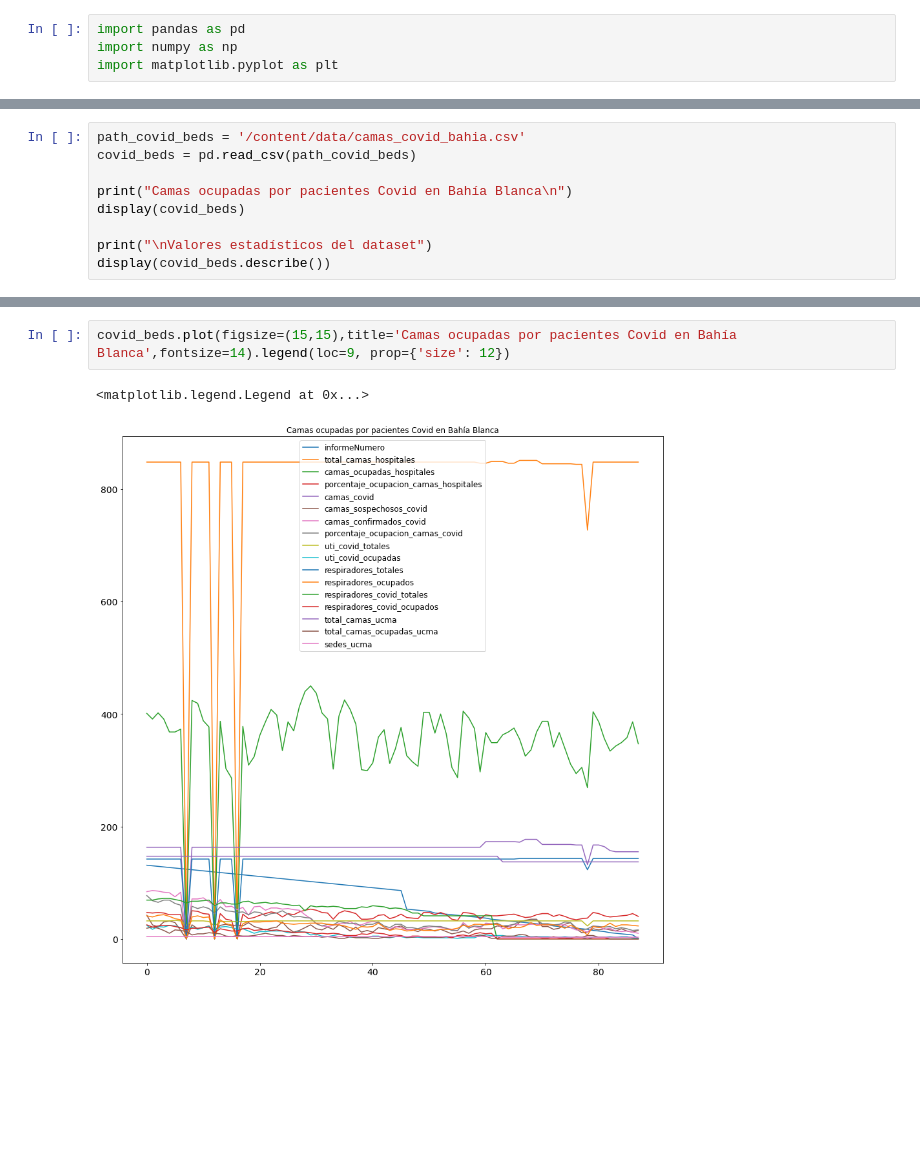
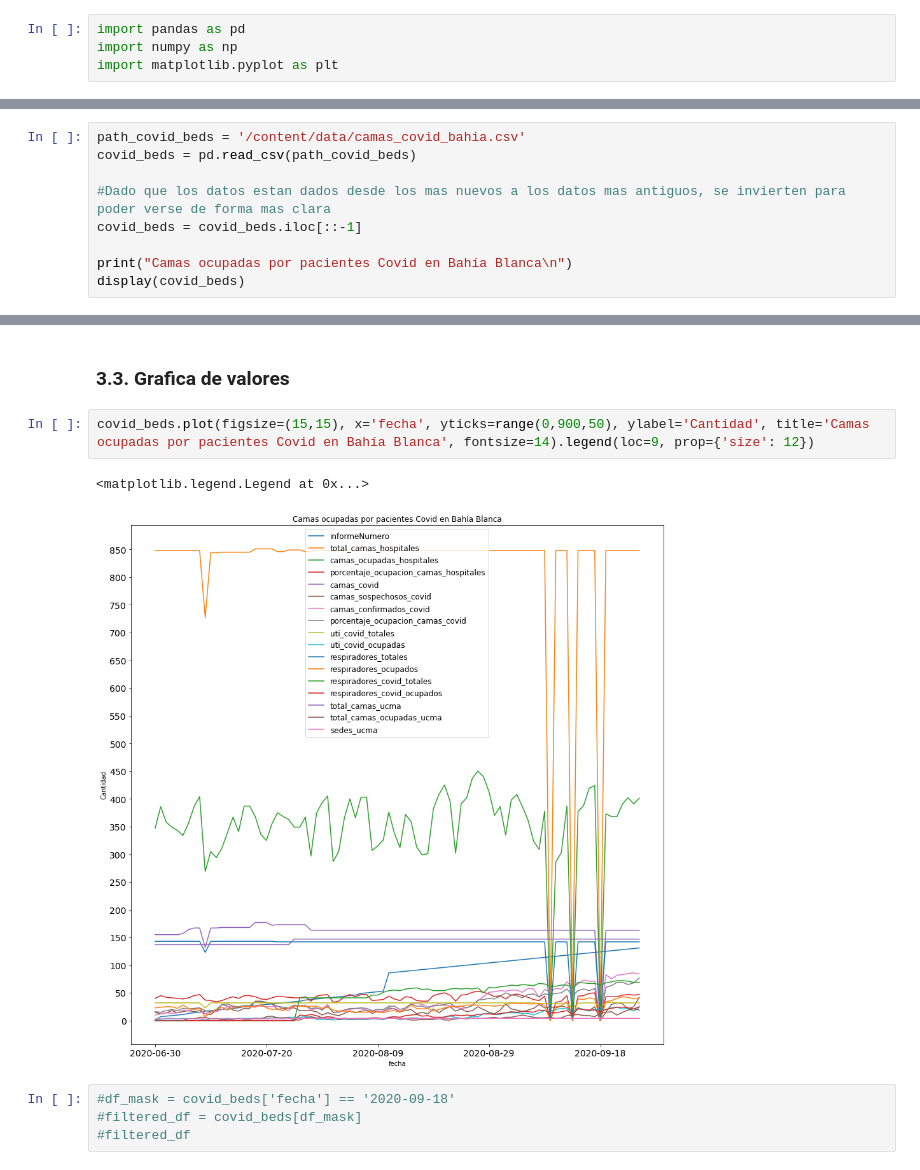
Before and after one commit to nicolassalomon96/aprendizaje_maquina_UNS, a Jupyter notebook: TP2/Ejercicio_1.ipynb, the cells around one changed output, grey strips where cells are left out. Drawn from its saved outputs; the diff is of its cells as text; blank space fills up the shorter version.

```diff
--- a/TP2/Ejercicio_1.ipynb
+++ b/TP2/Ejercicio_1.ipynb
@@ -87,11 +115,11 @@ covid_cases.plot(figsize=(15,15),title='Datos de covid en Bahía Blanca',fontsiz
 path_covid_beds = '/content/data/camas_covid_bahia.csv'
 covid_beds = pd.read_csv(path_covid_beds)
 
+#Dado que los datos estan dados desde los mas nuevos a los datos mas antiguos, se invierten para poder verse de forma mas clara
+covid_beds = covid_beds.iloc[::-1]
+
 print("Camas ocupadas por pacientes Covid en Bahía Blanca\n")
 display(covid_beds)
-
-print("\nValores estadísticos del dataset")
-display(covid_beds.describe())
 # %% [output]
 Camas ocupadas por pacientes Covid en Bahía Blanca
 |  | informeNumero | fecha | total_camas_hospitales | camas_ocupadas_hospitales | porcentaje_ocupacion_camas_hospit... | camas_covid | ... |
@@ -120,5 +154,11 @@ Valores estadísticos del dataset
+# %% [markdown]
+### 3.3. Grafica de valores
 # %%
-covid_beds.plot(figsize=(15,15),title='Camas ocupadas por pacientes Covid en Bahía Blanca',fontsize=14).legend(loc=9, prop={'size': 12})
+covid_beds.plot(figsize=(15,15), x='fecha', yticks=range(0,900,50), ylabel='Cantidad', title='Camas ocupadas por pacientes Covid en Bahía Blanca', fontsize=14).legend(loc=9, prop={'size': 12})
 # %% [output]
 <matplotlib.legend.Legend at 0x...>
-[figure, old version]
+[figure, new version]
+# %%
+#df_mask = covid_beds['fecha'] == '2020-09-18'
+#filtered_df = covid_beds[df_mask]
+#filtered_df
```
Also changed, not shown: parts of 20 cells of this notebook.
